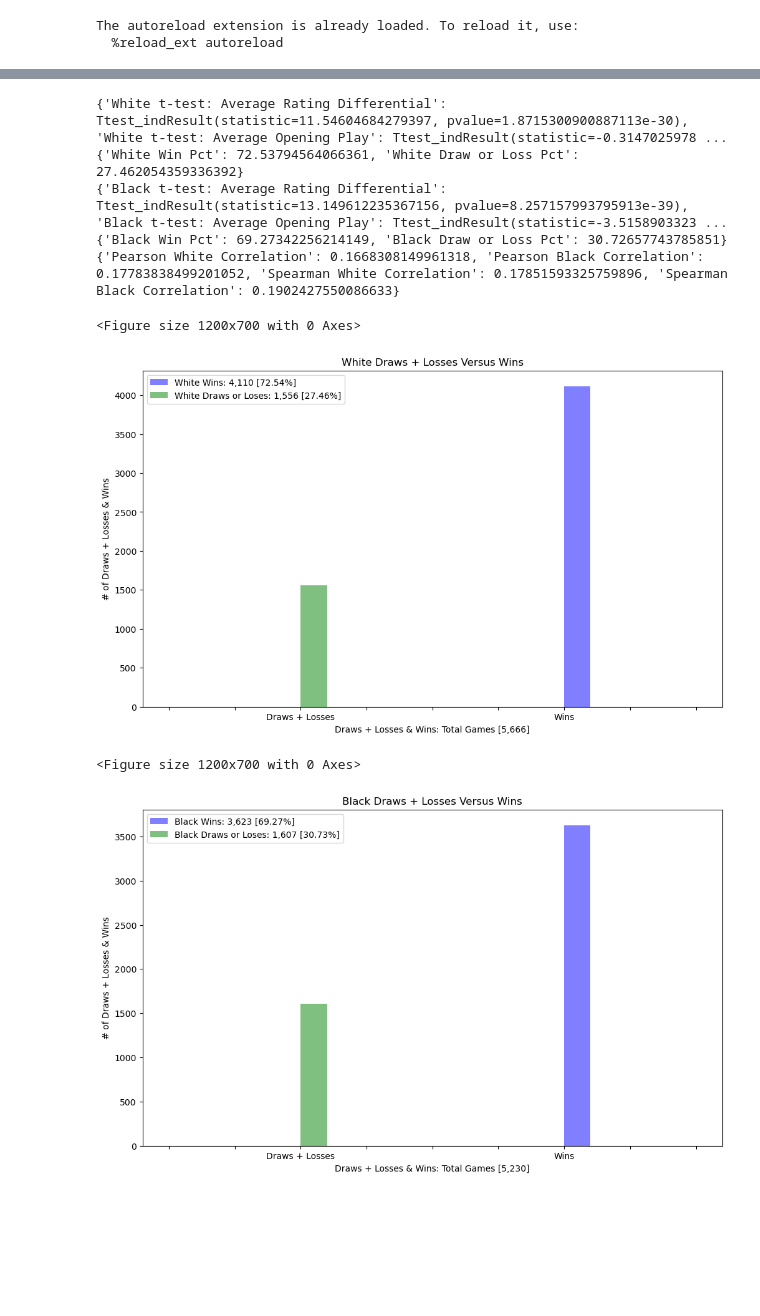
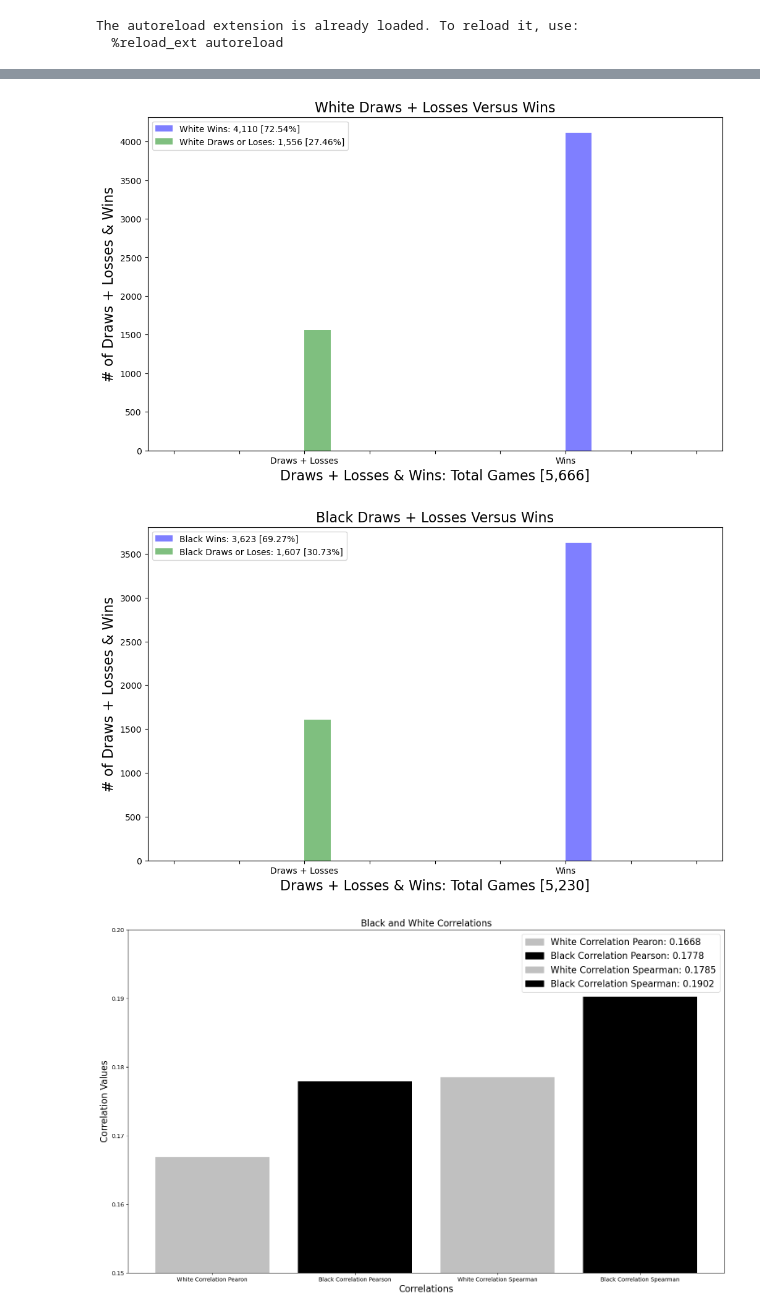
Before and after one commit to mbrann2/chess_games, a Jupyter notebook: notebooks/final_functions.ipynb, the cells around one changed output, grey strips where cells are left out. Saved outputs shown, nothing was run; the diff lists cells and outputs as text; code cells hidden in the pictures; blank space fills up the shorter version.

```diff
--- a/notebooks/final_functions.ipynb
+++ b/notebooks/final_functions.ipynb
@@ -63,3 +66,13 @@ wins_and_draws = chess.wins_versus_draws(chess_df, path="../images/wins_versus_d
 # %%
 # Null Hypothesis 3: The average number of turns in a game has no significance on which player wins the game.
 # Alternative Hypothesis 3: The average number of turns in a game has significance on which player wins the game.
+# %%
+# Obtain filtered white dataset where white is superior, or greater than 100 rating than black, and parse by white wins versus draws plus losses.
+# Map white wins to 1 and white draws or losses to 0.
+
+white_diff = chess.chess_differentials_white(chess_df)
+# %%
+# Obtain filtered black dataset where black is superior, or greater than 100 rating than white, and parse by black wins versus draws plus losses.
+# Map black wins to 1 and black draws or losses to 0.
+
+black_diff = chess.chess_differentials_black(chess_df)
@@ -114,0 +116,13 @@ black_player_differentials = chess.chess_differentials_black(chess_df, path1='..
+# %%
+# Histogram plot displaying wins versus draws and losses, for both white and black, when white and black is the superior opponent [parsed datasets].
+
+win_loss_draw_plot = chess.wins_vs_losses_and_draws_plots(white_diff, black_diff, path1='../images/white_wins_vs_draws_&_losses.png', path2='../images/black_wins_vs_draws_&_losses.png')
+
+# White Superior Opponent:
+# When only considering wins and draws plus losses of a higher-ranked white opponent, white wins 72.54% of the time and draws or loses 27.46% of the time over 5,666 games.
+
+# Black Superior Opponent:
+# When only considering wins and draws plus losses of a higher-ranked black opponent, black wins 69.27% of the time and draws or loses 30.73% of the time over 5,230 games.
+# %% [output]
+[figure, added]
+[figure, added]
@@ -115,20 +133,13 @@ black_player_differentials = chess.chess_differentials_black(chess_df, path1='..
 # %%
-# Perform linear, Pearson correlations and nonlinear, Spearman correlation to see potential correlations between rating differentials, for white and black respectively, and their victory status.
+# Plot the linear, Pearson correlations and nonliear, Spearman correlations for both white and black
+# [Parsed datasets for superior opponents and aggregation of wins vs losses plus draws.]
 
-all_correlations = chess.chess_correlations(chess.chess_differentials_white(chess_df, path1='../images/white_t_tests.png', path2='../images/white_wins_vs_draws_&_losses.png'), chess.chess_differentials_black(chess_df, path1='../images/black_t_tests.png', path2='../images/black_wins_vs_draws_&_losses.png'), path='../images/correlations.png')
+corr_plot = chess.correlations_plot(chess.chess_correlations(white_diff, black_diff), path="../images/correlations.png")
 
 # There is only weak correlations between white or black being a significantly stronger opponent, in terms of ELO rating,
 # and winning games versus losing or drawing games, as seen from the linear, Pearson correlations and the nonlinear, Spearman correlations below.
 # Intuitively, one would think that over a continuous span of gradually increasing ELO differentials, there would be a strong correlation to the majority, binary class of 1, which is wins.
 # Despite all of the players having respectable ratings at the very least, this counterintuition could be due to players still being considerably lower rated than grandmasters
 # which leads to miscalculations and outright blunders, despite being the higher-rated player.
 # %% [output]
-{'White t-test: Average Rating Differential': Ttest_indResult(statistic=11.54604684279397, pvalue=1.8715300900887113e-30), 'White t-test: Average Opening Play': Ttest_indResult(statistic=-0.3147025978 ...
-{'White Win Pct': 72.53794564066361, 'White Draw or Loss Pct': 27.462054359336392}
-{'Black t-test: Average Rating Differential': Ttest_indResult(statistic=13.149612235367156, pvalue=8.257157993795913e-39), 'Black t-test: Average Opening Play': Ttest_indResult(statistic=-3.5158903323 ...
-{'Black Win Pct': 69.27342256214149, 'Black Draw or Loss Pct': 30.72657743785851}
-{'Pearson White Correlation': 0.1668308149961318, 'Pearson Black Correlation': 0.17783838499201052, 'Spearman White Correlation': 0.17851593325759896, 'Spearman Black Correlation': 0.1902427550086633}
-<Figure size 1200x700 with 0 Axes>
-[figure, old version]
+[figure, new version]
-<Figure size 1200x700 with 0 Axes>
-[figure, removed]
```
Also changed, not shown: parts of 12 cells of this notebook, 8 other files.
